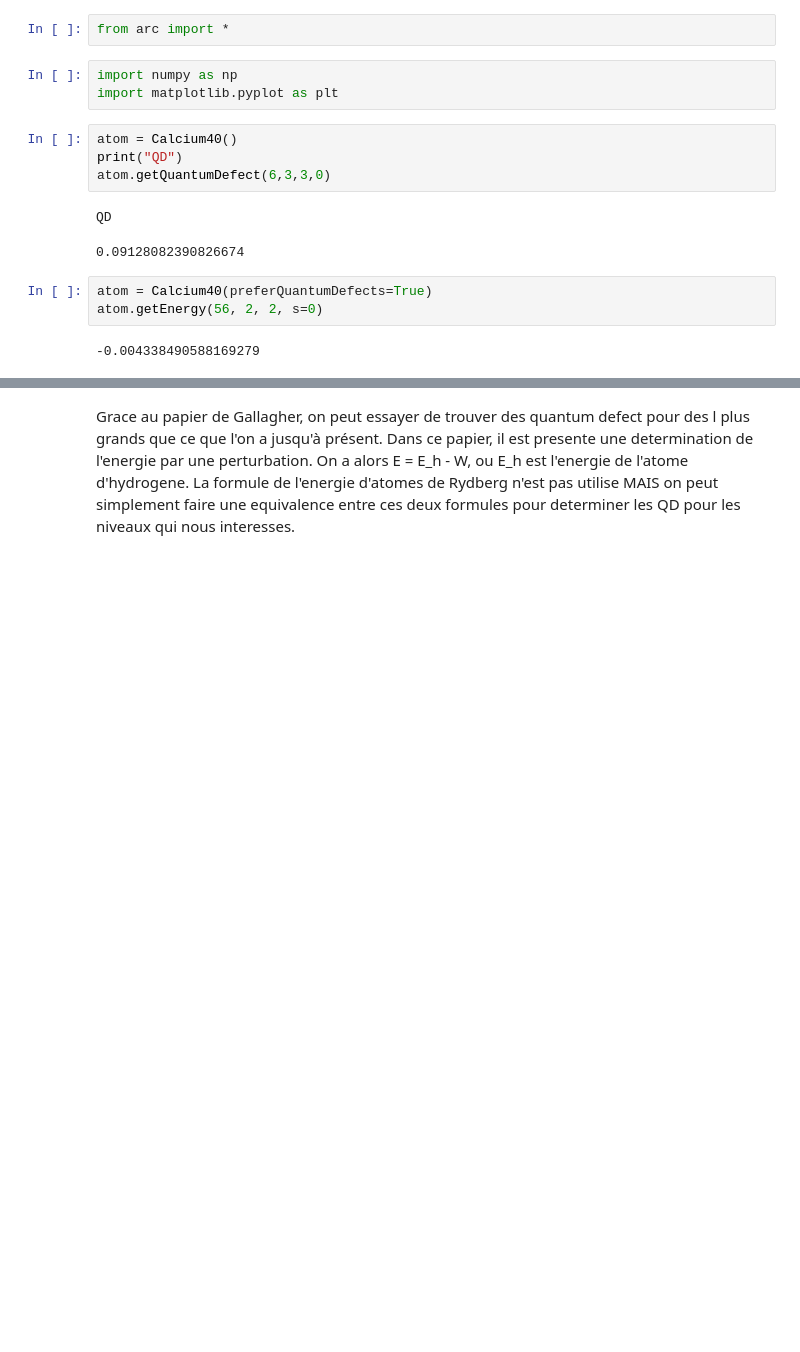
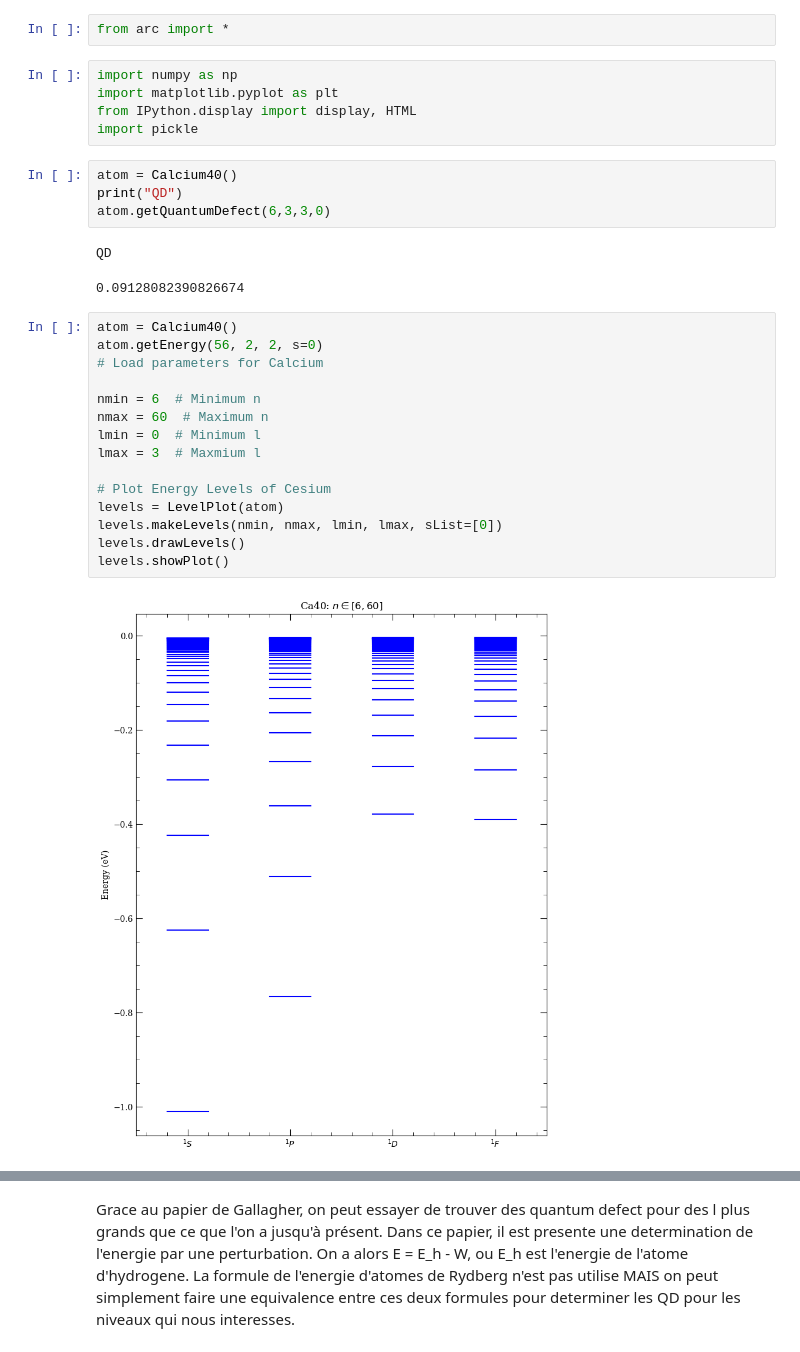
Before and after one commit to sdieden/Quantum-Control, a Jupyter notebook: ARC3_test.ipynb, the cells around one changed output, grey strips where cells are left out. Cells and saved outputs as stored; diff of their text form; blank space fills up the shorter version.

```diff
--- a/ARC3_test.ipynb
+++ b/ARC3_test.ipynb
@@ -28,6 +28,8 @@ from arc import *
 # %%
 import numpy as np
 import matplotlib.pyplot as plt
+from IPython.display import display, HTML
+import pickle
 # %%
 atom = Calcium40()
 print("QD")
@@ -36,7 +38,19 @@ atom.getQuantumDefect(6,3,3,0)
 QD
 0.09128082390826674
 # %%
-atom = Calcium40(preferQuantumDefects=True)
+atom = Calcium40()
 atom.getEnergy(56, 2, 2, s=0)
+# Load parameters for Calcium
+
+nmin = 6  # Minimum n
+nmax = 60  # Maximum n
+lmin = 0  # Minimum l
+lmax = 3  # Maxmium l
+
+# Plot Energy Levels of Cesium
+levels = LevelPlot(atom)
+levels.makeLevels(nmin, nmax, lmin, lmax, sList=[0])
+levels.drawLevels()
+levels.showPlot()
 # %% [output]
--0.004338490588169279
+[figure, added]
```
Also changed, not shown: parts of 13 cells of this notebook.
